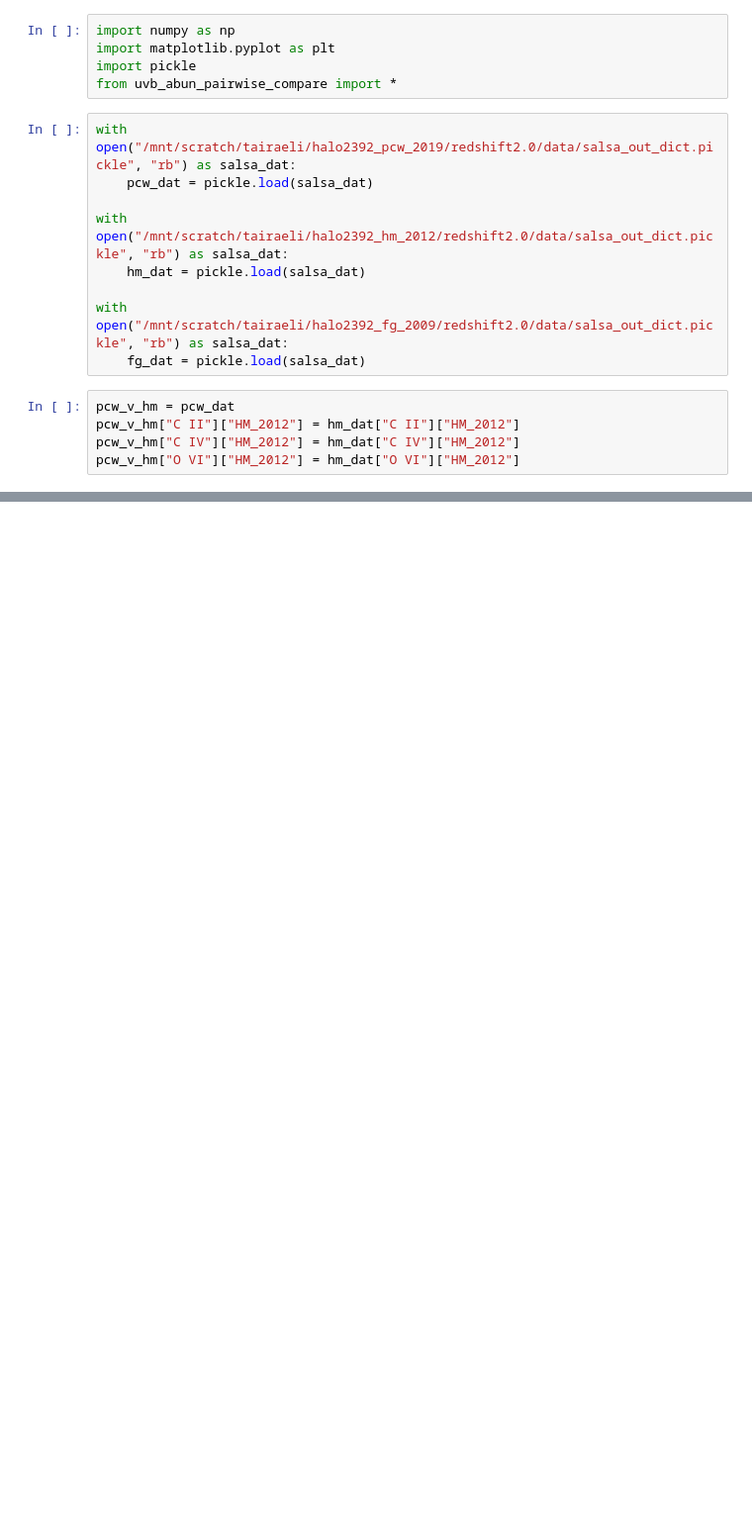
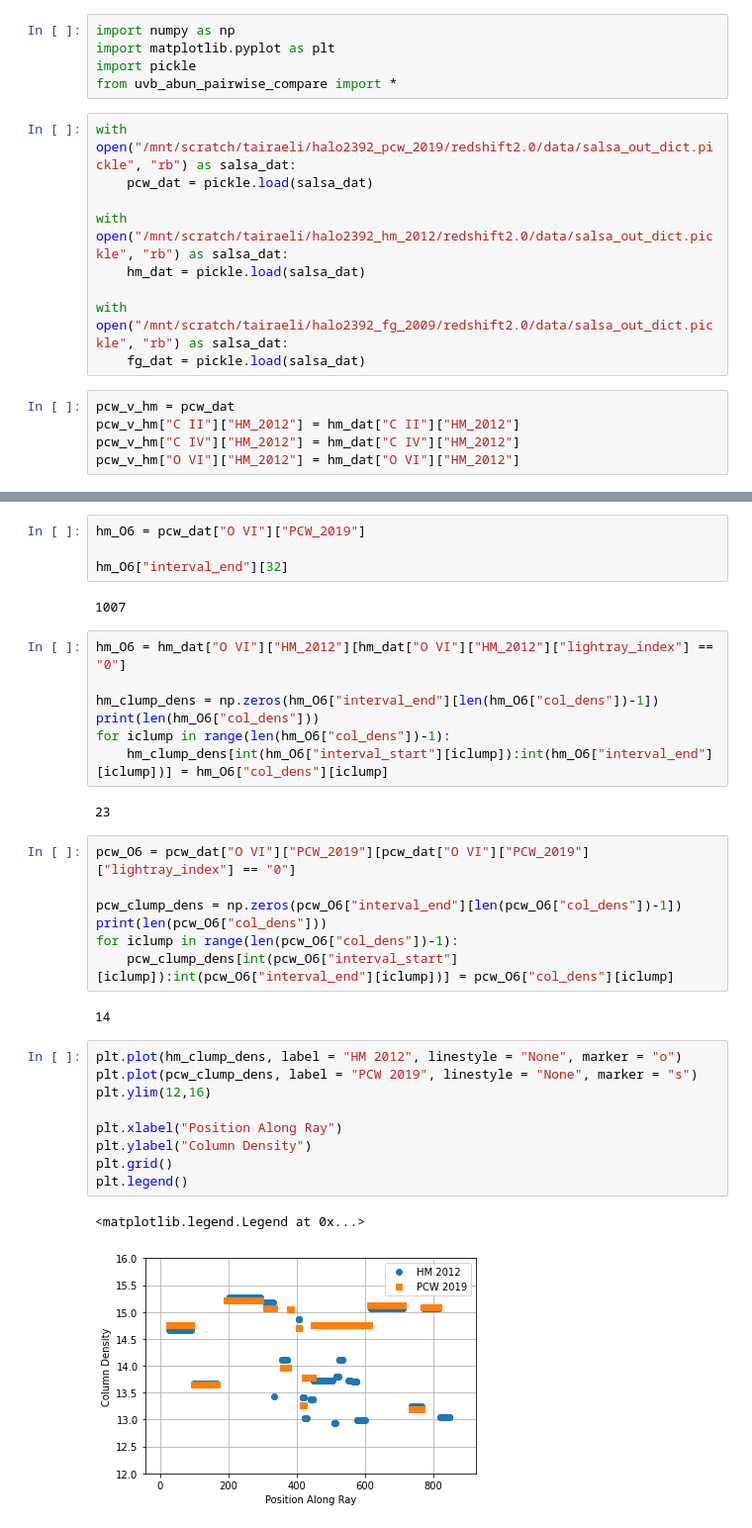
Before and after one commit to tairaeli/trident_uncertainty, a Jupyter notebook: mods/backgrounds/uv_sal/uvb_col_density_compare.ipynb, the cells around one changed output, grey strips where cells are left out. Shown at 99% size. Drawn from its saved outputs; the diff is of its cells as text; blank space fills up the shorter version.

```diff
--- a/mods/backgrounds/uv_sal/uvb_col_density_compare.ipynb
+++ b/mods/backgrounds/uv_sal/uvb_col_density_compare.ipynb
@@ -68,3 +68,39 @@ plt.tight_layout()
+# %%
+hm_O6 = pcw_dat["O VI"]["PCW_2019"]
+
+hm_O6["interval_end"][32]
+# %% [output]
+1007
+# %%
+hm_O6 = hm_dat["O VI"]["HM_2012"][hm_dat["O VI"]["HM_2012"]["lightray_index"] == "0"]
+
+hm_clump_dens = np.zeros(hm_O6["interval_end"][len(hm_O6["col_dens"])-1])
+print(len(hm_O6["col_dens"]))
+for iclump in range(len(hm_O6["col_dens"])-1):
+    hm_clump_dens[int(hm_O6["interval_start"][iclump]):int(hm_O6["interval_end"][iclump])] = hm_O6["col_dens"][iclump]
+# %% [output]
+23
+# %%
+pcw_O6 = pcw_dat["O VI"]["PCW_2019"][pcw_dat["O VI"]["PCW_2019"]["lightray_index"] == "0"]
+
+pcw_clump_dens = np.zeros(pcw_O6["interval_end"][len(pcw_O6["col_dens"])-1])
+print(len(pcw_O6["col_dens"]))
+for iclump in range(len(pcw_O6["col_dens"])-1):
+    pcw_clump_dens[int(pcw_O6["interval_start"][iclump]):int(pcw_O6["interval_end"][iclump])] = pcw_O6["col_dens"][iclump]
+# %% [output]
+14
+# %%
+plt.plot(hm_clump_dens, label = "HM 2012", linestyle = "None", marker = "o")
+plt.plot(pcw_clump_dens, label = "PCW 2019", linestyle = "None", marker = "s")
+plt.ylim(12,16)
+
+plt.xlabel("Position Along Ray")
+plt.ylabel("Column Density")
+plt.grid()
+plt.legend()
+# %% [output]
+<matplotlib.legend.Legend at 0x...>
+[figure, added]
 # %%
 # generating histogram plots
 fig, ax = plt.subplots(3,1, figsize = [8,12])
```
Also changed, not shown: parts of 3 cells of this notebook.
